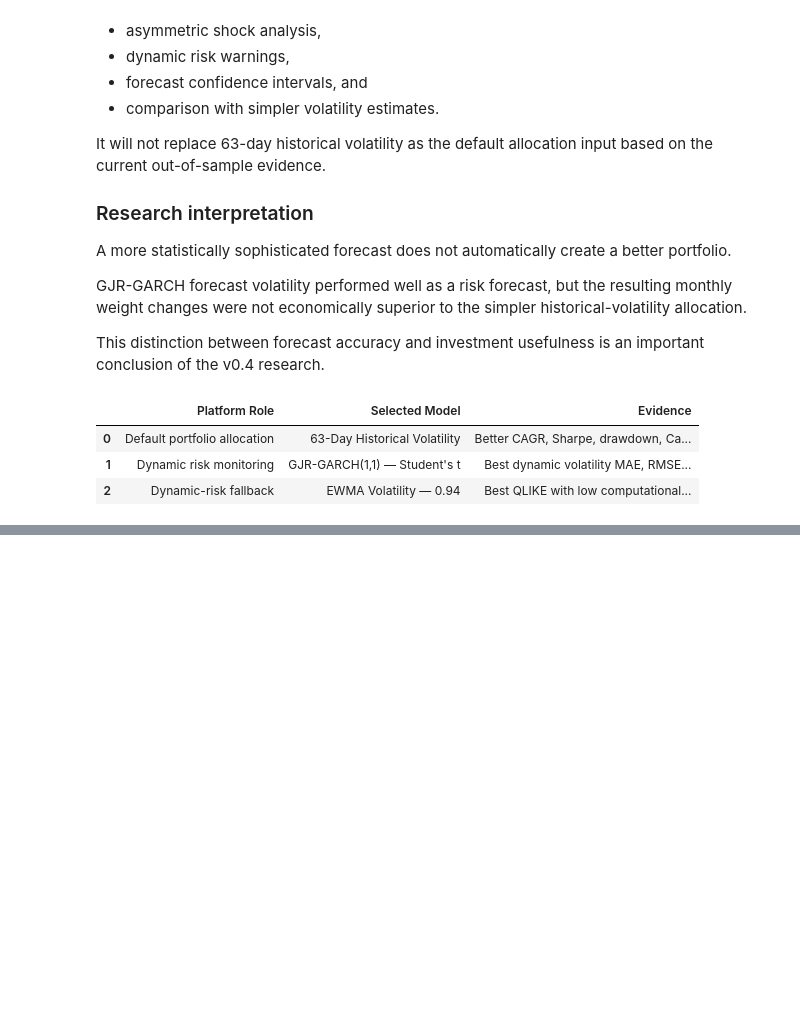
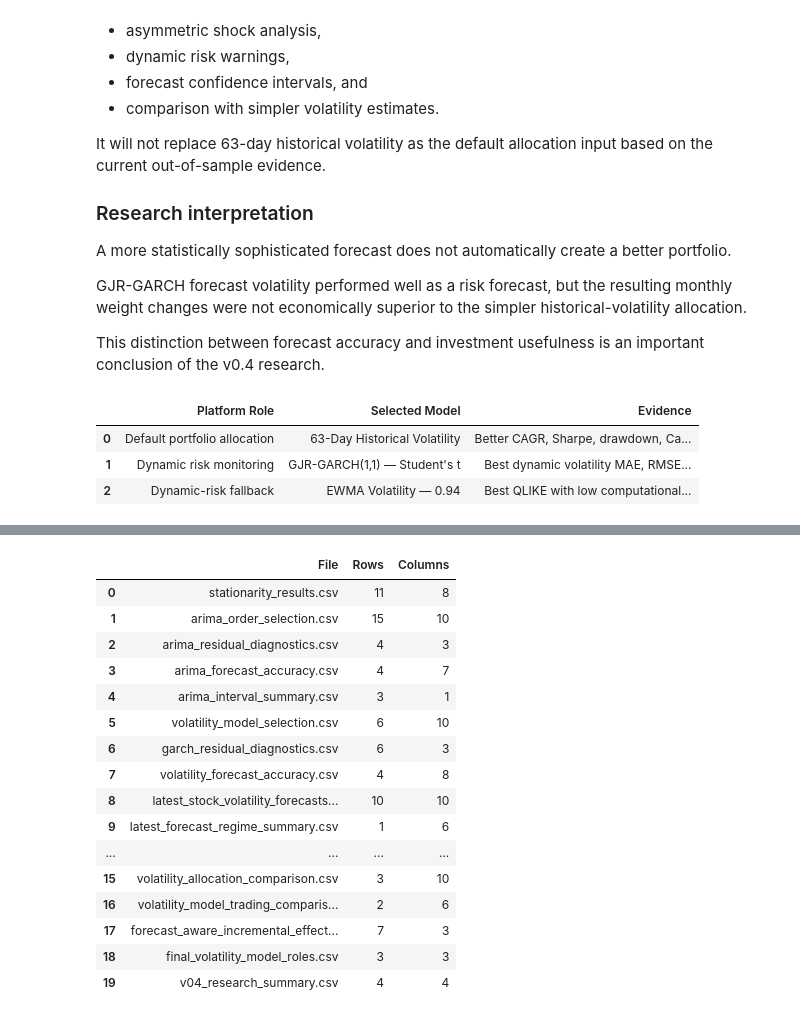
Before and after one commit to Rohil121/bharat-portfolio-lab, a Jupyter notebook: notebooks/04_forecasting_risk_models.ipynb, the cells around one changed output, grey strips where cells are left out. Drawn from its saved outputs; the diff is of its cells as text; code cells hidden in the pictures; blank space fills up the shorter version.

Commit message:
Export v0.4 forecasting and risk datasets

```diff
--- a/notebooks/04_forecasting_risk_models.ipynb
+++ b/notebooks/04_forecasting_risk_models.ipynb
@@ -6560,0 +6571,18 @@ display(final_volatility_model_roles)
+# %%
+# ---------------------------------------------------------
+# v0.4 export directory
+# ---------------------------------------------------------
+
+FORECAST_EXPORT_DIRECTORY = Path(
+    "data/processed/forecasting"
+)
+
+FORECAST_EXPORT_DIRECTORY.mkdir(
+    parents=True,
+    exist_ok=True,
+)
+
+print(
+    "Forecast export directory:",
+    FORECAST_EXPORT_DIRECTORY.resolve(),
+)
@@ -6560,0 +6847,48 @@ display(final_volatility_model_roles)
+# %%
+# ---------------------------------------------------------
+# Validate v0.4 export files
+# ---------------------------------------------------------
+
+forecast_export_manifest = pd.DataFrame(
+    forecast_export_records
+)
+
+expected_forecast_export_count = len(
+    forecast_exports
+)
+
+assert (
+    len(forecast_export_manifest)
+    == expected_forecast_export_count
+)
+
+for export_path in (
+    forecast_export_manifest["Path"]
+):
+
+    assert Path(export_path).exists()
+
+    assert Path(export_path).stat().st_size > 0
+
+
+print("v0.4 forecasting exports completed.")
+print("-" * 65)
+print(
+    "Exported files:",
+    len(forecast_export_manifest),
+)
+print(
+    "Export directory:",
+    FORECAST_EXPORT_DIRECTORY,
+)
+
+display(
+    forecast_export_manifest[
+        [
+            "File",
+            "Rows",
+            "Columns",
+        ]
+    ]
+)
+# %% [output]
@@ -6560,0 +6899,17 @@ display(final_volatility_model_roles)
+|  | File | Rows | Columns |
+| 0 | stationarity_results.csv | 11 | 8 |
+| 1 | arima_order_selection.csv | 15 | 10 |
+| 2 | arima_residual_diagnostics.csv | 4 | 3 |
+| 3 | arima_forecast_accuracy.csv | 4 | 7 |
+| 4 | arima_interval_summary.csv | 3 | 1 |
+| 5 | volatility_model_selection.csv | 6 | 10 |
+| 6 | garch_residual_diagnostics.csv | 6 | 3 |
+| 7 | volatility_forecast_accuracy.csv | 4 | 8 |
+| 8 | latest_stock_volatility_forecasts... | 10 | 10 |
+| 9 | latest_forecast_regime_summary.csv | 1 | 6 |
+| ... | ... | ... | ... |
+| 15 | volatility_allocation_comparison.csv | 3 | 10 |
+| 16 | volatility_model_trading_comparis... | 2 | 6 |
+| 17 | forecast_aware_incremental_effect... | 7 | 3 |
+| 18 | final_volatility_model_roles.csv | 3 | 3 |
+| 19 | v04_research_summary.csv | 4 | 4 |
```
Also changed, not shown: parts of 7 cells of this notebook.
